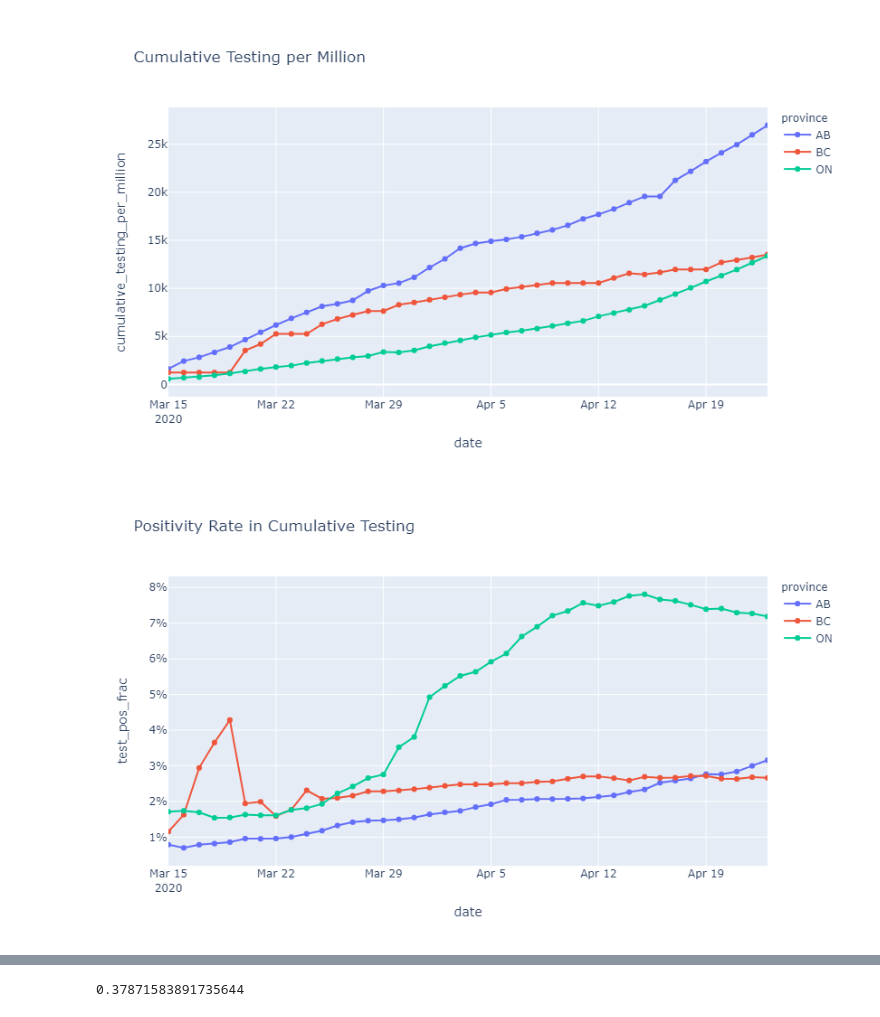
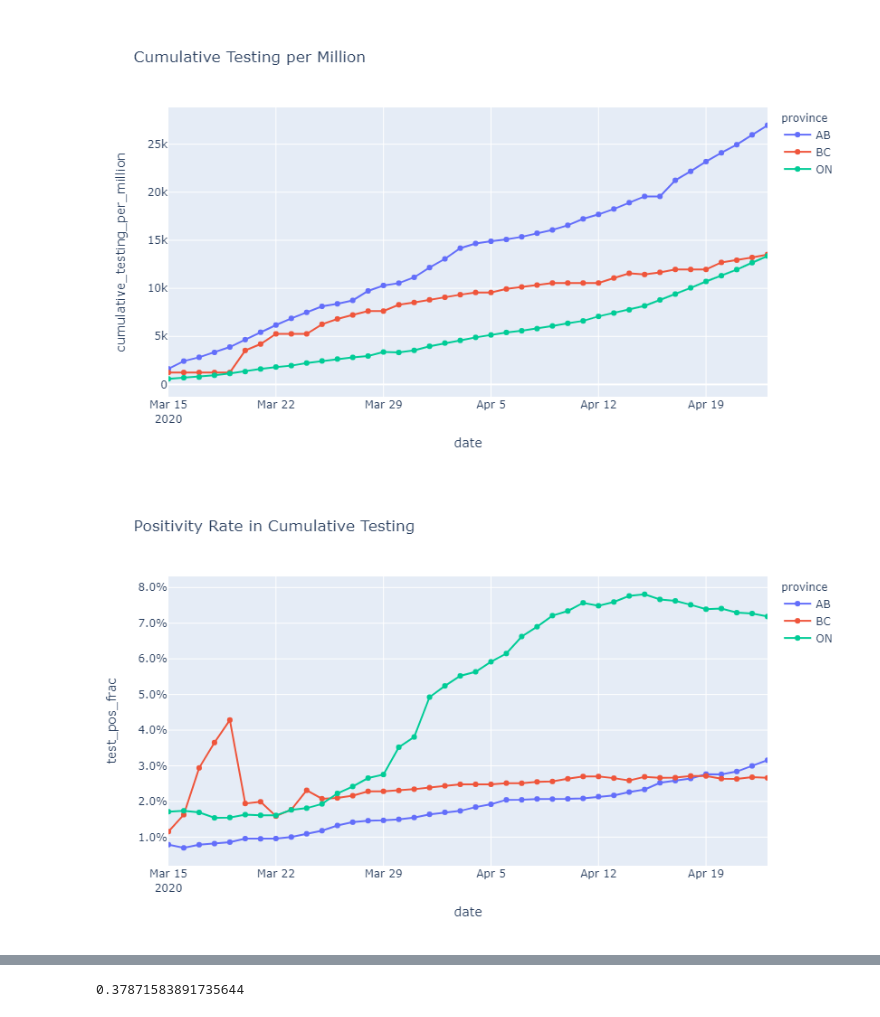
Before and after one commit to jenfly/covid-19, a Jupyter notebook: develop/2020-04-24_canada-cases-testing.ipynb, the cells around one changed output, grey strips where cells are left out. Cells and saved outputs as stored; diff of their text form; code cells hidden in the pictures.

Commit message:
Tweak plot formatting

```diff
--- a/develop/2020-04-24_canada-cases-testing.ipynb
+++ b/develop/2020-04-24_canada-cases-testing.ipynb
@@ -88,14 +88,14 @@ po.iplot(fig)
 # %%
 df_plot = df[df['province'].isin(['AB', 'BC', 'ON'])]
 range_x = (pd.to_datetime('2020-03-15'), df_plot['date'].max())
 fig = px.scatter(df_plot, x='date', y='test_pos_frac', color='province',
                  title='Positivity Rate in Cumulative Testing',
                  range_x=range_x, width=700, height=500)
 fig.update_traces(mode='lines+markers')
-fig.update_layout(yaxis_tickformat='.0%')
+fig.update_layout(yaxis_tickformat='.1%')
 po.iplot(fig)
 # %% [output]
-[figure, old version]
+[figure, new version]
 # %%
 cols = ['province', 'cumulative_cases', 'cumulative_cases_per_million',
         'cumulative_testing_per_million', 'test_pos_frac']
```
Also changed, not shown: 1 other file.
